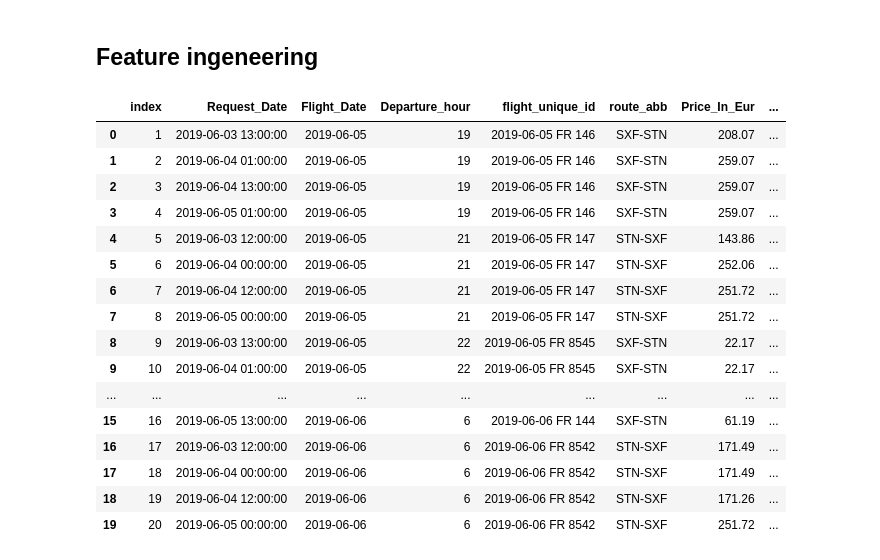
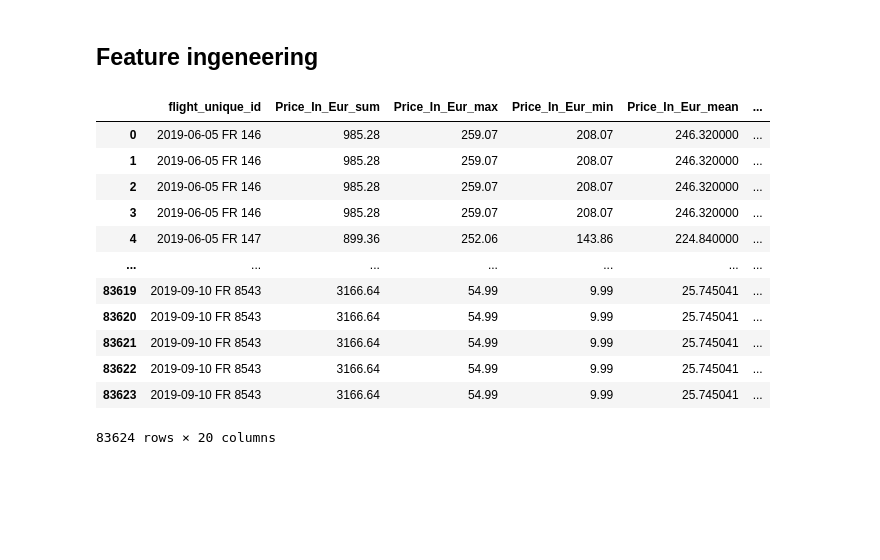
Before and after one commit to hahaha996/Data_Mining_Projekt, a Jupyter notebook: Projekt Datamining/Projekt_DM.ipynb, the cells around one changed output. Drawn from its saved outputs; the diff is of its cells as text; code cells hidden in the pictures; blank space fills up the shorter version.

```diff
--- a/Projekt Datamining/Projekt_DM.ipynb
+++ b/Projekt Datamining/Projekt_DM.ipynb
@@ -348,20 +330,54 @@ drop_cols = ['Request_Date','Departure_hour','route_abb',]
-# %%
-Flug_df.head(20)
-# %% [output]
-|  | index | Request_Date | Flight_Date | Departure_hour | flight_unique_id | route_abb | Price_In_Eur | ... |
-| 0 | 1 | 2019-06-03 13:00:00 | 2019-06-05 | 19 | 2019-06-05 FR 146 | SXF-STN | 208.07 | ... |
-| 1 | 2 | 2019-06-04 01:00:00 | 2019-06-05 | 19 | 2019-06-05 FR 146 | SXF-STN | 259.07 | ... |
-| 2 | 3 | 2019-06-04 13:00:00 | 2019-06-05 | 19 | 2019-06-05 FR 146 | SXF-STN | 259.07 | ... |
-| 3 | 4 | 2019-06-05 01:00:00 | 2019-06-05 | 19 | 2019-06-05 FR 146 | SXF-STN | 259.07 | ... |
-| 4 | 5 | 2019-06-03 12:00:00 | 2019-06-05 | 21 | 2019-06-05 FR 147 | STN-SXF | 143.86 | ... |
-| 5 | 6 | 2019-06-04 00:00:00 | 2019-06-05 | 21 | 2019-06-05 FR 147 | STN-SXF | 252.06 | ... |
-| 6 | 7 | 2019-06-04 12:00:00 | 2019-06-05 | 21 | 2019-06-05 FR 147 | STN-SXF | 251.72 | ... |
-| 7 | 8 | 2019-06-05 00:00:00 | 2019-06-05 | 21 | 2019-06-05 FR 147 | STN-SXF | 251.72 | ... |
-| 8 | 9 | 2019-06-03 13:00:00 | 2019-06-05 | 22 | 2019-06-05 FR 8545 | SXF-STN | 22.17 | ... |
-| 9 | 10 | 2019-06-04 01:00:00 | 2019-06-05 | 22 | 2019-06-05 FR 8545 | SXF-STN | 22.17 | ... |
-| ... | ... | ... | ... | ... | ... | ... | ... | ... |
-| 15 | 16 | 2019-06-05 13:00:00 | 2019-06-06 | 6 | 2019-06-06 FR 144 | SXF-STN | 61.19 | ... |
-| 16 | 17 | 2019-06-03 12:00:00 | 2019-06-06 | 6 | 2019-06-06 FR 8542 | STN-SXF | 171.49 | ... |
-| 17 | 18 | 2019-06-04 00:00:00 | 2019-06-06 | 6 | 2019-06-06 FR 8542 | STN-SXF | 171.49 | ... |
-| 18 | 19 | 2019-06-04 12:00:00 | 2019-06-06 | 6 | 2019-06-06 FR 8542 | STN-SXF | 171.26 | ... |
-| 19 | 20 | 2019-06-05 00:00:00 | 2019-06-06 | 6 | 2019-06-06 FR 8542 | STN-SXF | 251.72 | ... |
+# %%
+def agg_Dataframe(df):
+ # eine Reihe von Merkmalen unter Verwendung der Datumsspalte erstellen
+    df['year'] = df['Flight_Date'].dt.year
+    df['weekofyear'] = df['Flight_Date'].dt.isocalendar().week
+    df['month'] = df['Flight_Date'].dt.month
+    df['dayofweek'] = df['Flight_Date'].dt.dayofweek
+    df['weekend'] = (df['Flight_Date'].dt.weekday >=5).astype(int)
+
+ # ein aggregate dictionary erstellen
+    aggs = {}
+ # for aggregation by month, we calculate the
+ # number of unique month values and also the mean
+    #aggs['month'] = ['nunique', 'mean']
+    #aggs['weekofyear'] = ['nunique', 'mean']
+ # nach Price_In_Eur und die Aggregate sum, max, min
+ # and mean für den Merkmal berechnen
+    aggs['Price_In_Eur'] = ['sum','max','min','mean']
+    aggs['Request_Date'] = ['size']
+
+ # nach flight_unique_id gruppieren und die Aggregate berechnen
+    agg_df = df.groupby('flight_unique_id').agg(aggs)
+
+ # flatten the column names
+    agg_df.columns = ['_'.join(col).strip() for col in agg_df.columns.values]
+
+# index zurücksetzen
+    agg_df = agg_df.reset_index()
+
+# aggregierte Dataframe zurückgeben
+    return agg_df
+# %%
+Flug_df_agg = agg_Dataframe(Flug_df)
+
+# Trainingsdaten und aggregierte Dataframe verknüpfen
+Trainingsdaten = Flug_df_agg.merge(Flug_df, how='left',on='flight_unique_id')
+# %%
+Trainingsdaten.drop(columns=['index','Request_Date','Flight_Date','route_abb','Departure_hour'],axis=1,inplace=True)
+# %%
+Trainingsdaten
+# %% [output]
+|  | flight_unique_id | Price_In_Eur_sum | Price_In_Eur_max | Price_In_Eur_min | Price_In_Eur_mean | ... |
+| 0 | 2019-06-05 FR 146 | 985.28 | 259.07 | 208.07 | 246.320000 | ... |
+| 1 | 2019-06-05 FR 146 | 985.28 | 259.07 | 208.07 | 246.320000 | ... |
+| 2 | 2019-06-05 FR 146 | 985.28 | 259.07 | 208.07 | 246.320000 | ... |
+| 3 | 2019-06-05 FR 146 | 985.28 | 259.07 | 208.07 | 246.320000 | ... |
+| 4 | 2019-06-05 FR 147 | 899.36 | 252.06 | 143.86 | 224.840000 | ... |
+| ... | ... | ... | ... | ... | ... | ... |
+| 83619 | 2019-09-10 FR 8543 | 3166.64 | 54.99 | 9.99 | 25.745041 | ... |
+| 83620 | 2019-09-10 FR 8543 | 3166.64 | 54.99 | 9.99 | 25.745041 | ... |
+| 83621 | 2019-09-10 FR 8543 | 3166.64 | 54.99 | 9.99 | 25.745041 | ... |
+| 83622 | 2019-09-10 FR 8543 | 3166.64 | 54.99 | 9.99 | 25.745041 | ... |
+| 83623 | 2019-09-10 FR 8543 | 3166.64 | 54.99 | 9.99 | 25.745041 | ... |
+83624 rows × 20 columns
```
Also changed, not shown: parts of 25 cells of this notebook.
